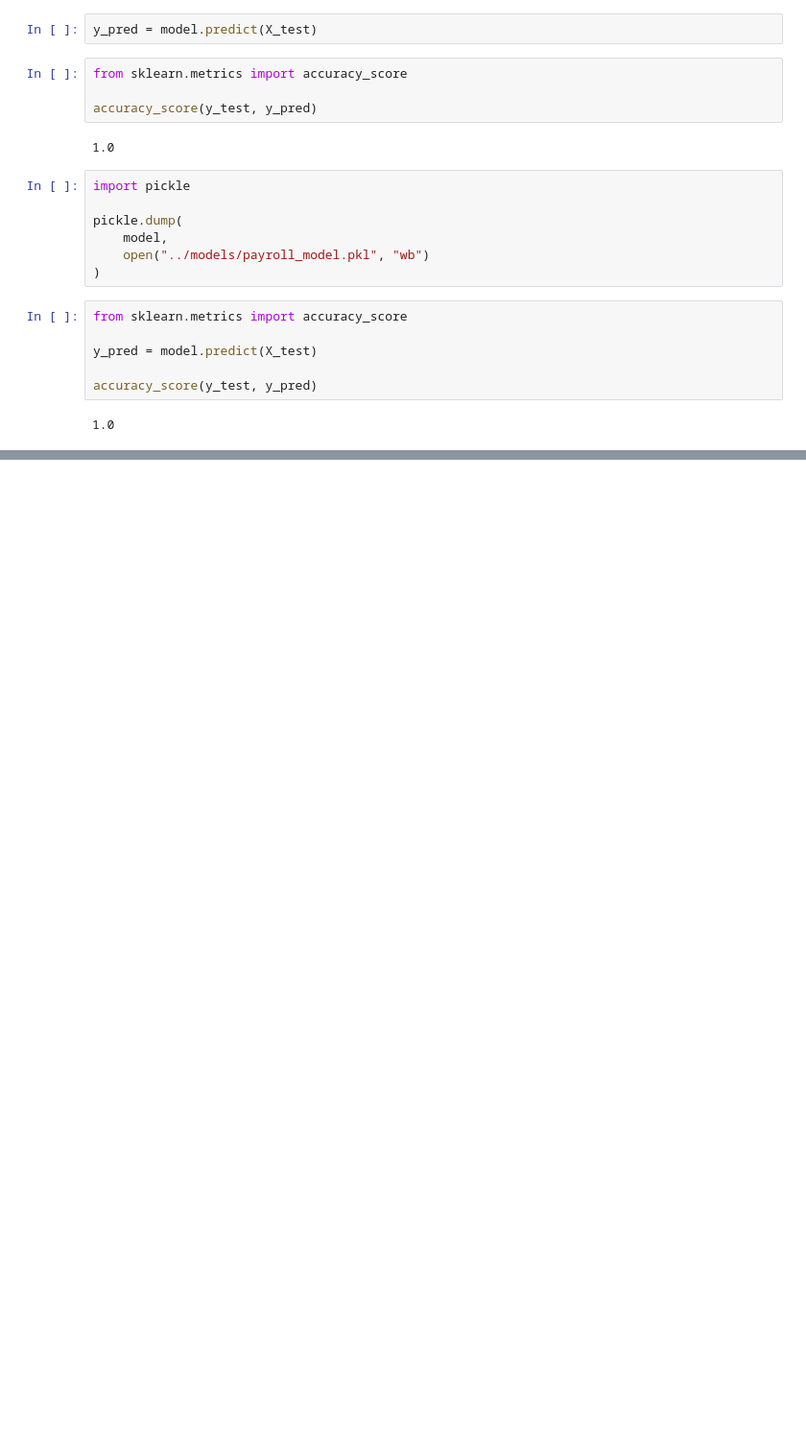
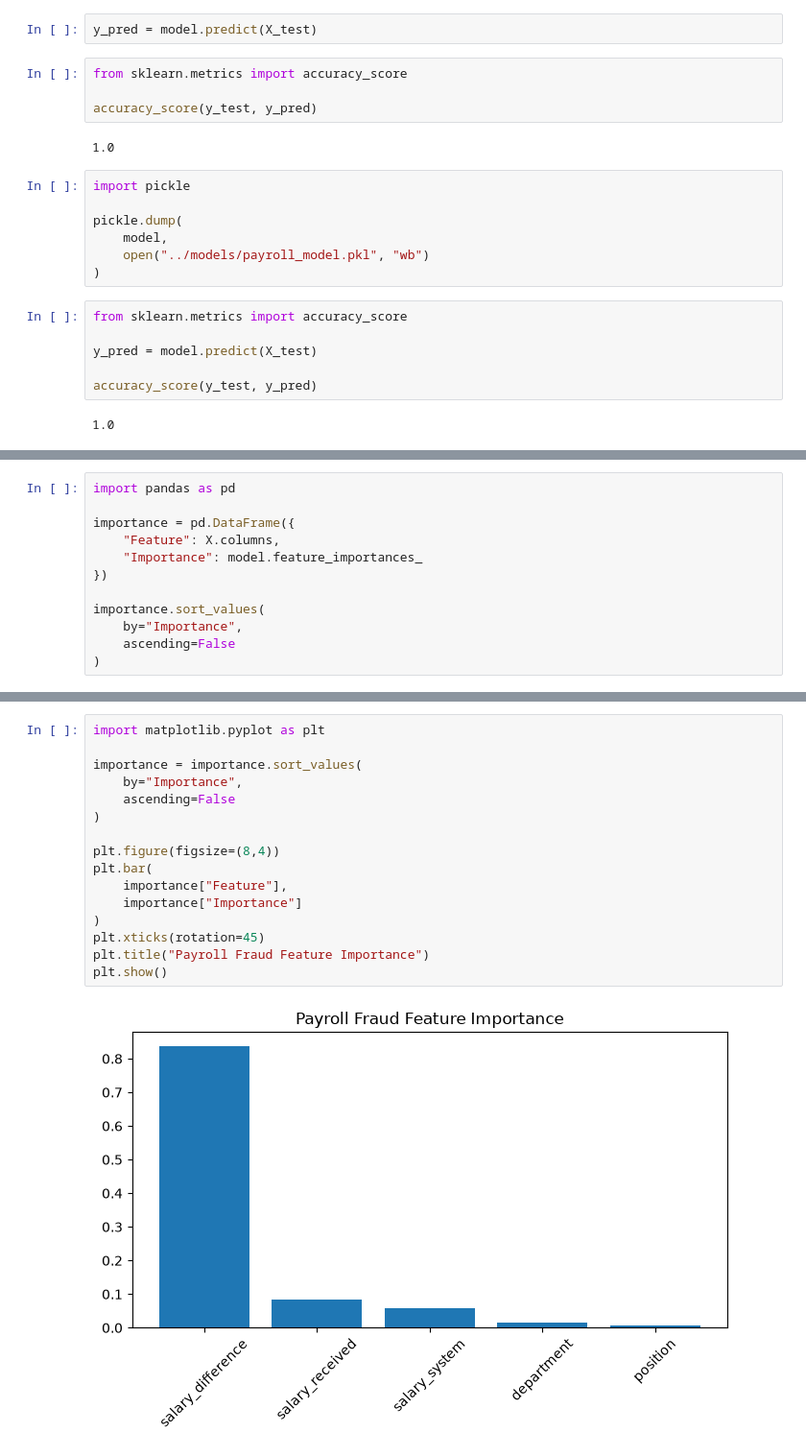
Before and after one commit to Namita2803/Internal-Fraud-Detection-System, a Jupyter notebook: notebooks/05_payroll_model.ipynb, the cells around one changed output, grey strips where cells are left out. Shown at 96% size. Cells and saved outputs as stored; diff of their text form; blank space fills up the shorter version.

Commit message:
updated and completed payroll notebook

```diff
--- a/notebooks/05_payroll_model.ipynb
+++ b/notebooks/05_payroll_model.ipynb
@@ -97,0 +129,12 @@ accuracy_score(y_test, y_pred)
+# %%
+import pandas as pd
+
+importance = pd.DataFrame({
+    "Feature": X.columns,
+    "Importance": model.feature_importances_
+})
+
+importance.sort_values(
+    by="Importance",
+    ascending=False
+)
@@ -97,0 +160,18 @@ accuracy_score(y_test, y_pred)
+# %%
+import matplotlib.pyplot as plt
+
+importance = importance.sort_values(
+    by="Importance",
+    ascending=False
+)
+
+plt.figure(figsize=(8,4))
+plt.bar(
+    importance["Feature"],
+    importance["Importance"]
+)
+plt.xticks(rotation=45)
+plt.title("Payroll Fraud Feature Importance")
+plt.show()
+# %% [output]
+[figure, added]
```
Also changed, not shown: parts of 7 cells of this notebook.
